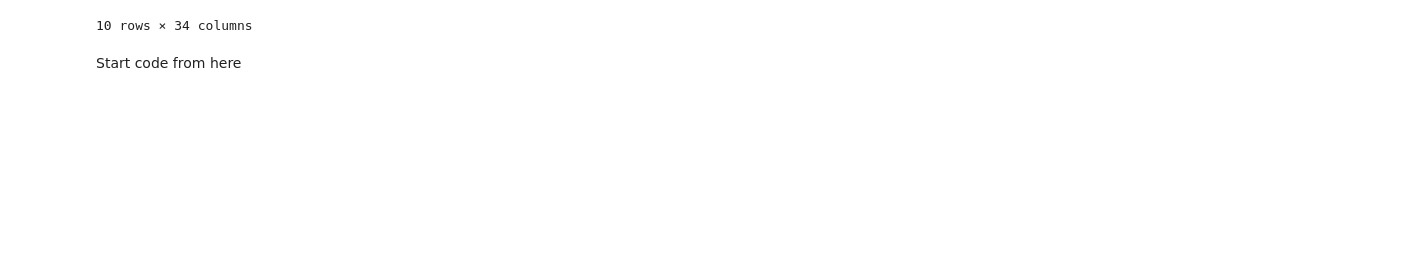
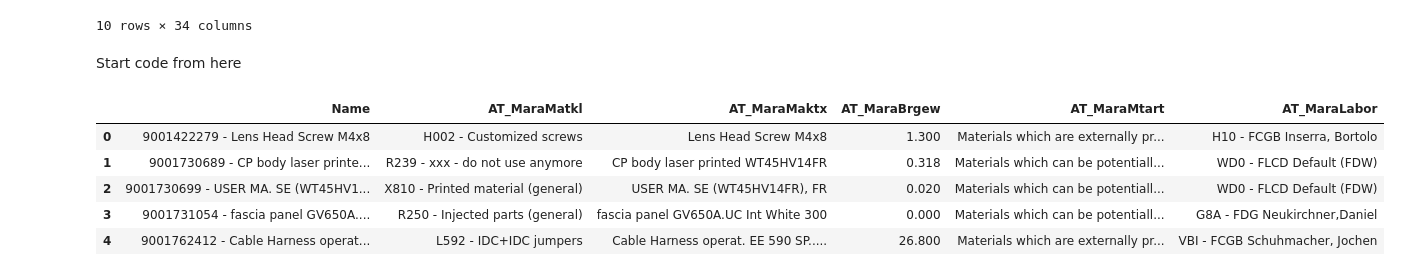
Before and after one commit to danielschulz/OMM-Innovation, a Jupyter notebook: preprocessing.ipynb, the cells around one changed output. Cells and saved outputs as stored; diff of their text form; code cells hidden in the pictures; blank space fills up the shorter version.

```diff
--- a/preprocessing.ipynb
+++ b/preprocessing.ipynb
@@ -68,0 +24,11 @@ def heavy_text_clean(x):
+# %%
+#keep only the columns we deem necessary
+df3 = df2[['Name', 'AT_MaraMatkl', 'AT_MaraMaktx', 'AT_MaraBrgew', 'AT_MaraMtart', 'AT_MaraLabor']]
+df3.head()
+# %% [output]
+|  | Name | AT_MaraMatkl | AT_MaraMaktx | AT_MaraBrgew | AT_MaraMtart | AT_MaraLabor |
+| 0 | 9001422279 - Lens Head Screw M4x8 | H002 - Customized screws | Lens Head Screw M4x8 | 1.300 | Materials which are externally pr... | H10 - FCGB Inserra, Bortolo |
+| 1 | 9001730689 - CP body laser printe... | R239 - xxx - do not use anymore | CP body laser printed WT45HV14FR | 0.318 | Materials which can be potentiall... | WD0 - FLCD Default (FDW) |
+| 2 | 9001730699 - USER MA. SE (WT45HV1... | X810 - Printed material (general) | USER MA. SE (WT45HV14FR), FR | 0.020 | Materials which can be potentiall... | WD0 - FLCD Default (FDW) |
+| 3 | 9001731054 - fascia panel GV650A.... | R250 - Injected parts (general) | fascia panel GV650A.UC Int White 300 | 0.000 | Materials which can be potentiall... | G8A - FDG Neukirchner,Daniel |
+| 4 | 9001762412 - Cable Harness operat... | L592 - IDC+IDC jumpers | Cable Harness operat. EE 590 SP..... | 26.800 | Materials which are externally pr... | VBI - FCGB Schuhmacher, Jochen |
```
Also changed, not shown: parts of 8 cells of this notebook.
